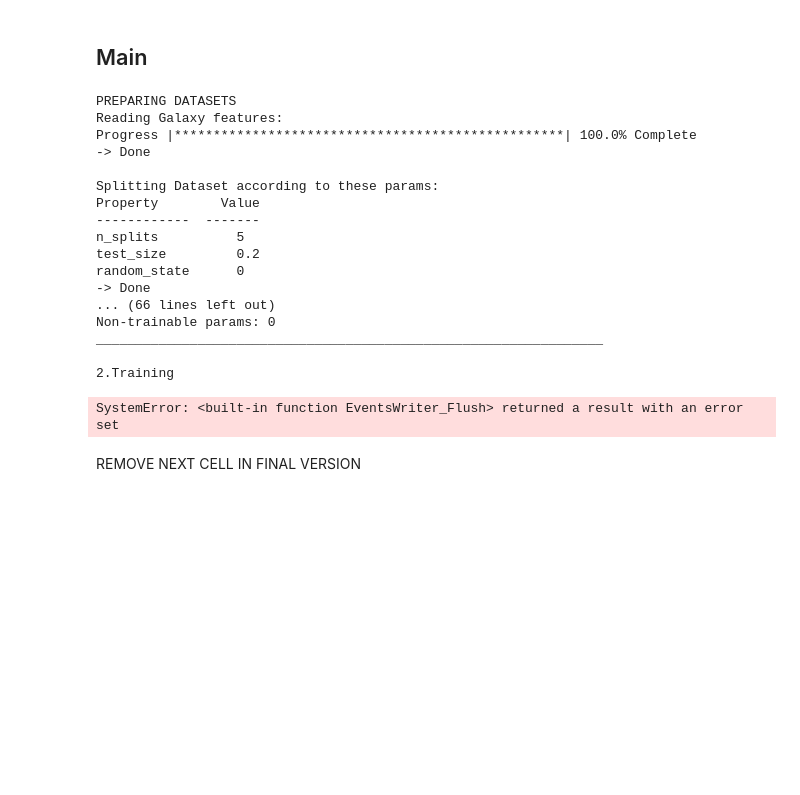
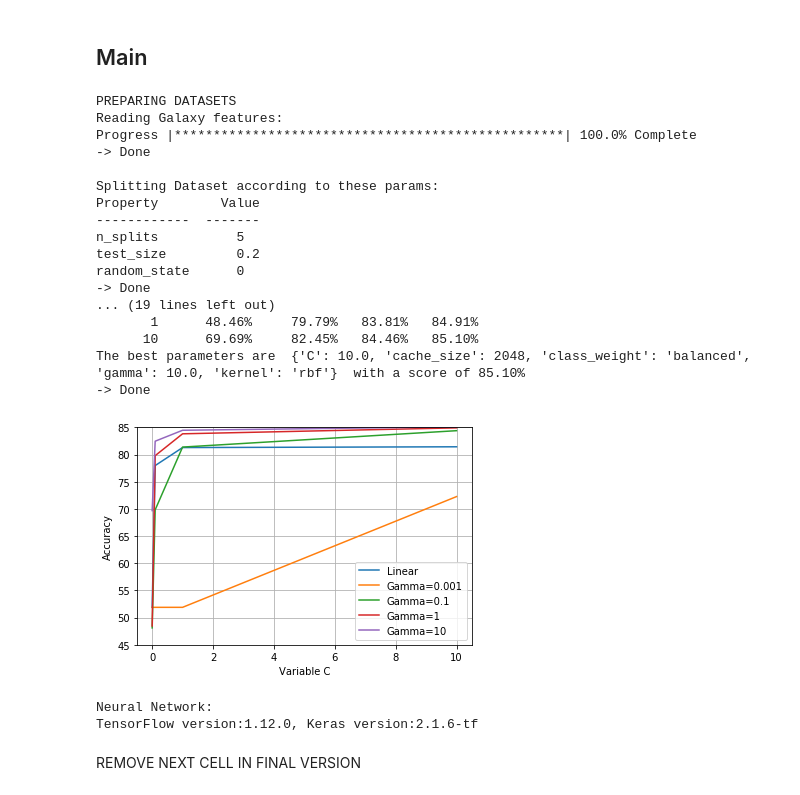
Before and after one commit to iraqforlife/Smart-classification-system, a Jupyter notebook: GTI770-TP03.ipynb, the cells around one changed output. Cells and saved outputs as stored; diff of their text form; code cells hidden in the pictures; blank space fills up the shorter version.

Commit message:
graph for svm

```diff
--- a/GTI770-TP03.ipynb
+++ b/GTI770-TP03.ipynb
@@ -31,8 +32,9 @@ from helpers import datasets as Data
 # %% [markdown]
 ## Paramètres
 # %%
-MERGED_GALAXY_PRIMITIVE = r"data\csv\eq07_pMerged.csv"
+#MERGED_GALAXY_PRIMITIVE = r"data\csv\eq07_pMerged.csv"
 ALL_GALAXY_PRIMITIVE = r"data\csv\galaxy\galaxy_feature_vectors.csv"
+MERGED_GALAXY_PRIMITIVE = r".\galaxies.csv"
 
 # Neural Network
 LAYERS_ACTIVATION = 'relu'
@@ -53,9 +55,12 @@ def svm():
 
     #build table
     outPut = []
+    y1 = []
     for i in range(0, 4):
         outPut.append([grid.cv_results_['params'][i]['C'],
                           "{0:.2f}%".format(grid.cv_results_['mean_test_score'][i]*100)])
+        y1.append(grid.cv_results_['mean_test_score'][i]*100)
+
     #print table
     print(tabulate(outPut, headers=['Variable C','class_weight= {‘balanced’}']))
     print("The best parameters are ", grid.best_params_," with a score of {0:.2f}%".format(float(grid.best_score_)* 100))
@@ -63,7 +68,7 @@ def svm():
     #rbf
     print("\nSVM rbf")
     params = dict(kernel=['rbf'], C=c, gamma=c ,class_weight=['balanced'], cache_size=[2048])
-    grid = GridSearchCV(SVC(), param_grid=params, cv=validation, n_jobs=-1, iid=True)
+    grid = GridSearchCV(SVC(), param_grid=params, cv=dataset_splitter, n_jobs=-1, iid=True)
 
     #Fit the feature to svm algo
     grid.fit(features_SVM, answers)
@@ -90,12 +95,28 @@ def svm():
                    "{0:.2f}%".format(grid.cv_results_['mean_test_score'][13]*100),
                    "{0:.2f}%".format(grid.cv_results_['mean_test_score'][14]*100),
                    "{0:.2f}%".format(grid.cv_results_['mean_test_score'][15]*100)])
-
+    y2=[grid.cv_results_['mean_test_score'][0]*100,grid.cv_results_['mean_test_score'][1]*100,grid.cv_results_['mean_test_score'][2]*100,grid.cv_results_['mean_test_score'][3]*100]
+    y3=[grid.cv_results_['mean_test_score'][4]*100,grid.cv_results_['mean_test_score'][5]*100,grid.cv_results_['mean_test_score'][6]*100,grid.cv_results_['mean_test_score'][7]*100]
+    y4=[grid.cv_results_['mean_test_score'][8]*100,grid.cv_results_['mean_test_score'][9]*100,grid.cv_results_['mean_test_score'][10]*100,grid.cv_results_['mean_test_score'][11]*100]
+    y5=[grid.cv_results_['mean_test_score'][12]*100,grid.cv_results_['mean_test_score'][13]*100,grid.cv_results_['mean_test_score'][14]*100,grid.cv_results_['mean_test_score'][15]*100]
     #print table
     print(tabulate(outPut, headers=['Variable C','Ɣ=0.001','Ɣ=0.1','Ɣ=1.0','Ɣ=10.0']))
     print("The best parameters are ", grid.best_params_," with a score of {0:.2f}%".format(float(grid.best_score_)* 100))
 
     print("-> Done\n\n")
+
+    plt.grid(True)
+    plt.xlabel('Variable C')
+    plt.ylabel('Accuracy')
+
+    plt.plot(c, y1,label='Linear')
+    plt.plot(c, y2,label='Gamma=0.001')
+    plt.plot(c, y3,label='Gamma=0.1')
+    plt.plot(c, y4,label='Gamma=1')
+    plt.plot(c, y5,label='Gamma=10')
+    plt.legend()
+    plt.ylim(45, 85)
+    plt.show()
 # %% [markdown]
 ## Réseaux neuronaux
 # %%
@@ -167,7 +188,7 @@ def neuralNetwork(runId, networkFrame, epoch, learning_rate):
                             batch_size=batch_size,
                             validation_data=(np.array(features_test), np.array(answers_test)),
                             callbacks=[tbCallBack],
-                            verbose=0)
+                            verbose=2)
 
     # Evaluation
     #scores = neuralNetwork_model.evaluate(np.array(features_train), np.array(answers_train), verbose=1)
@@ -184,48 +205,51 @@ if os.path.isfile(MERGED_GALAXY_PRIMITIVE):
 else:
     features, features_SVM, answers, dataset_splitter = Data.prepareDataset("Galaxy", ALL_GALAXY_PRIMITIVE, 5, 0.2, 0)
 
+
 #2. Algorithms
 print("ALGORITHMS")
 print("\nSVM:")
-#svm()
+svm()
 
 print("\nNeural Network:")
 print("TensorFlow version:" + tf.VERSION + ", Keras version:" + tf.keras.__version__ + "\n")
 # Diff number of layer
 neuralNetwork(1, [100, 100, 2], 60, 0.0005)
 neuralNetwork(2, [100, 2], 60, 0.0005)
 neuralNetwork(3, [100, 100, 100, 100, 2], 60, 0.0005)
 # Diff perceptron
 neuralNetwork(4, [80, 50, 2], 60, 0.0005)
 neuralNetwork(5, [120, 2], 60, 0.0005)
 neuralNetwork(6, [100, 120, 100, 50, 2], 60, 0.0005)
 # Diff epoch
 neuralNetwork(7, [100, 100, 2], 60, 0.0005)
 neuralNetwork(8, [100, 2], 20, 0.0005)
 neuralNetwork(9, [100, 100, 100, 100, 2], 100, 0.0005)
 # Diff learning
 neuralNetwork(10, [100, 100, 2], 60, 0.0005)
 neuralNetwork(11, [100, 2], 60, 0.005)
 neuralNetwork(12, [100, 100, 100, 100, 2], 60, 0.05)
 # %% [output]
 PREPARING DATASETS
 Reading Galaxy features:
 Progress |**************************************************| 100.0% Complete
 -> Done
 
 Splitting Dataset according to these params:
 Property        Value
 ------------  -------
 n_splits          5
 test_size         0.2
 random_state      0
 -> Done
-... (66 lines left out)
-Non-trainable params: 0
-_________________________________________________________________
-
-2.Training
+... (19 lines left out)
+       1      48.46%     79.79%   83.81%   84.91%
+      10      69.69%     82.45%   84.46%   85.10%
+The best parameters are  {'C': 10.0, 'cache_size': 2048, 'class_weight': 'balanced', 'gamma': 10.0, 'kernel': 'rbf'}  with a score of 85.10%
+-> Done
+[figure, added]
-SystemError: <built-in function EventsWriter_Flush> returned a result with an error set
+Neural Network:
+TensorFlow version:1.12.0, Keras version:2.1.6-tf
 # %% [markdown]
 REMOVE NEXT CELL IN FINAL VERSION
 # %%
```
Also changed, not shown: parts of 2 cells of this notebook.
